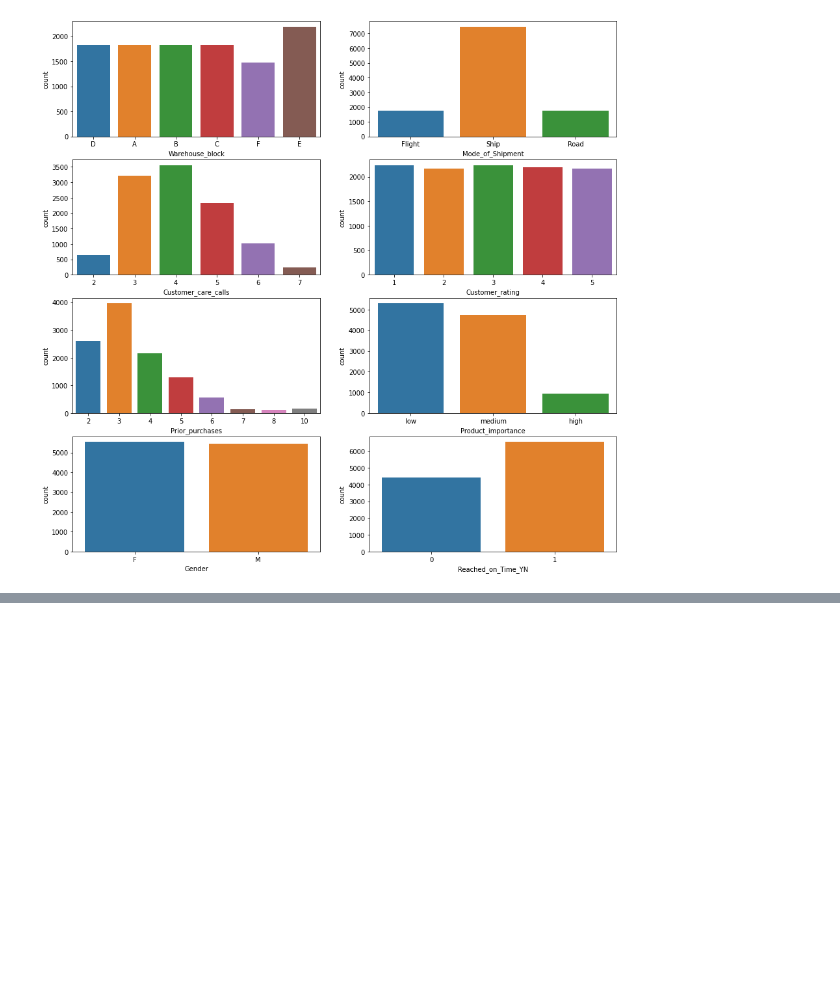
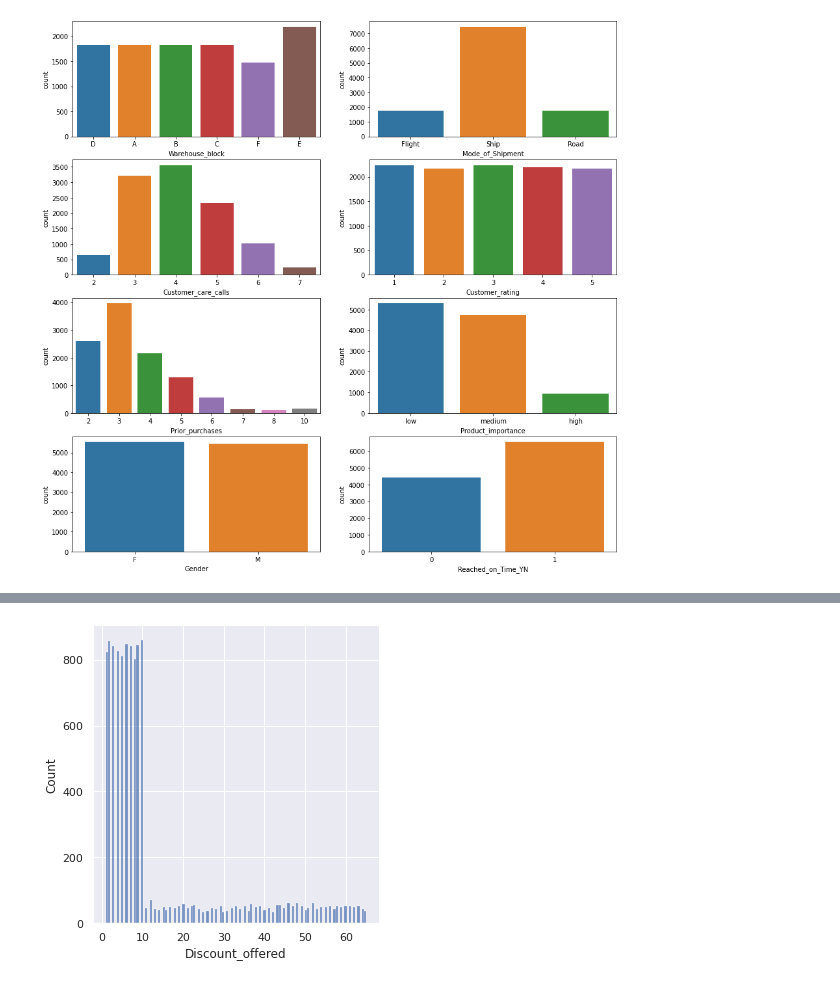
Before and after one commit to vkekd25/KBDB_Project_E_Commerce, a Jupyter notebook: E_commerce_project.ipynb, the cells around one changed output, grey strips where cells are left out. Cells and saved outputs as stored; diff of their text form; code cells hidden in the pictures; blank space fills up the shorter version.

```diff
--- a/E_commerce_project.ipynb
+++ b/E_commerce_project.ipynb
@@ -304,0 +319,4 @@ Discount_N = df[df['Reached_on_Time_YN'] ==0]['Discount_offered'].value_counts()
+# %%
+sns.displot(data = df, x = 'Discount_offered');
+# %% [output]
+[figure, added]
```
Also changed, not shown: parts of 56 cells of this notebook.
